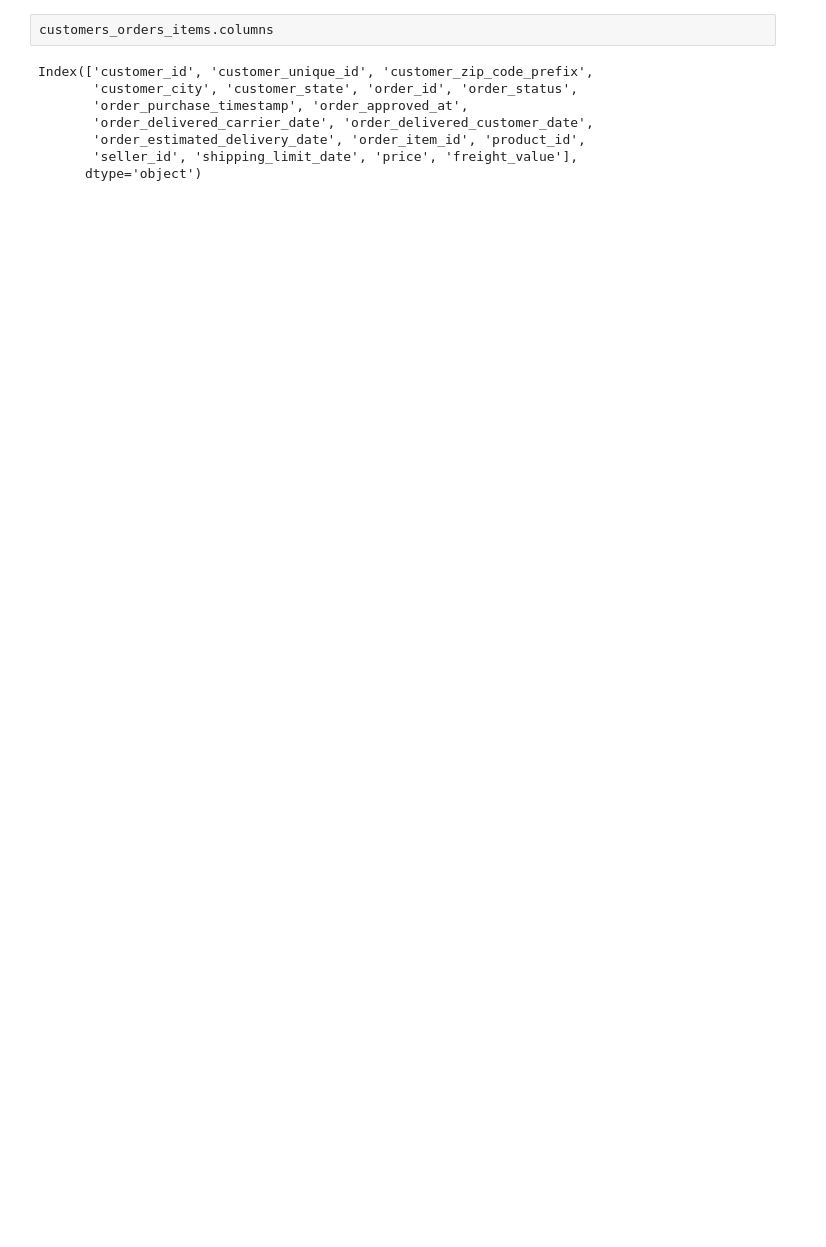
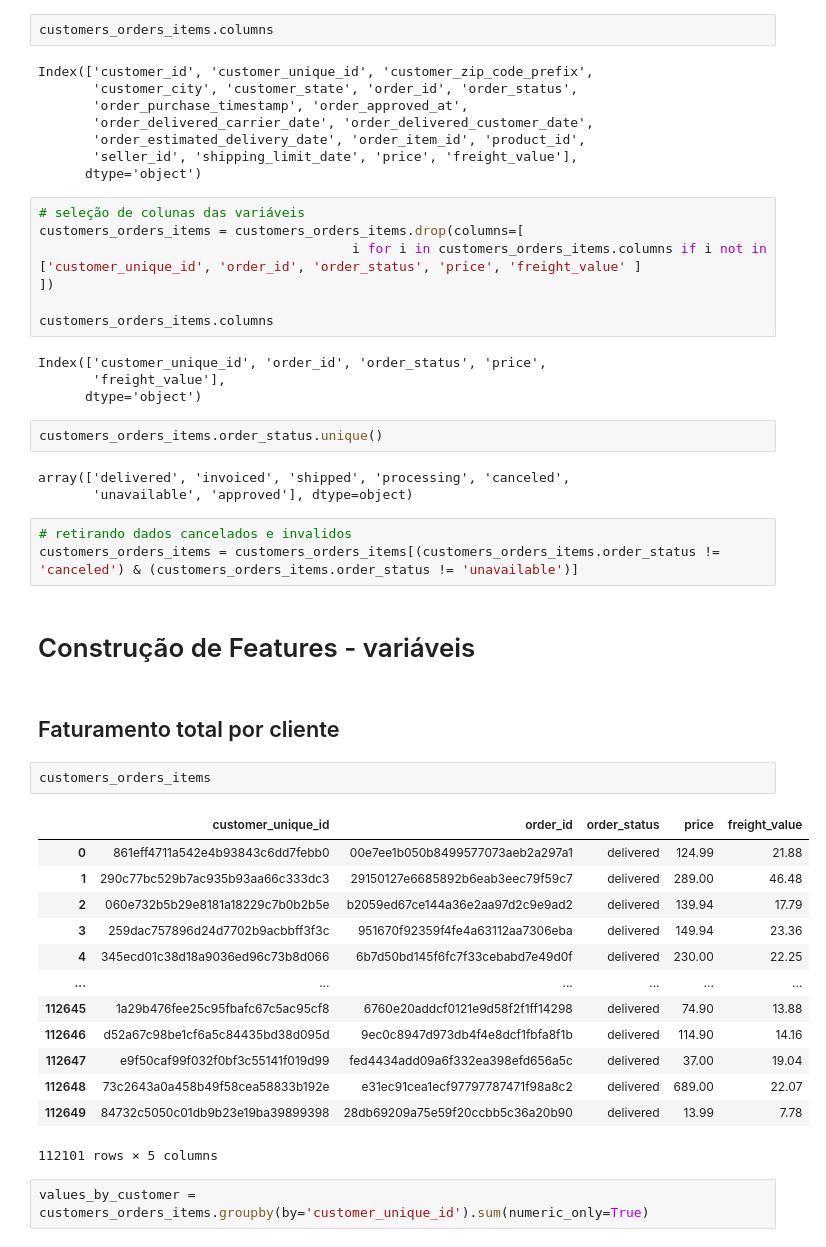
Before and after one commit to jessicannunes/Classificacao_clientes_marketplace_Olist, a Jupyter notebook: notebooks/processamento.ipynb, the cells around one changed output. Drawn from its saved outputs; the diff is of its cells as text; blank space fills up the shorter version.

Commit message:
Finalizando a construção de features para o modelo

```diff
--- a/notebooks/processamento.ipynb
+++ b/notebooks/processamento.ipynb
@@ -59,3 +59,44 @@ Index(['customer_id', 'customer_unique_id', 'customer_zip_code_prefix',
        'order_estimated_delivery_date', 'order_item_id', 'product_id',
        'seller_id', 'shipping_limit_date', 'price', 'freight_value'],
       dtype='object')
+# %%
+# seleção de colunas das variáveis
+customers_orders_items = customers_orders_items.drop(columns=[
+                                        i for i in customers_orders_items.columns if i not in ['customer_unique_id', 'order_id', 'order_status', 'price', 'freight_value' ]
+])
+
+customers_orders_items.columns
+# %% [output]
+Index(['customer_unique_id', 'order_id', 'order_status', 'price',
+       'freight_value'],
+      dtype='object')
+# %%
+customers_orders_items.order_status.unique()
+# %% [output]
+array(['delivered', 'invoiced', 'shipped', 'processing', 'canceled',
+       'unavailable', 'approved'], dtype=object)
+# %%
+# retirando dados cancelados e invalidos
+customers_orders_items = customers_orders_items[(customers_orders_items.order_status != 'canceled') & (customers_orders_items.order_status != 'unavailable')]
+# %% [markdown]
+# Construção de Features - variáveis
+# %% [markdown]
+## Faturamento total por cliente
+# %%
+customers_orders_items
+# %% [output]
+|  | customer_unique_id | order_id | order_status | price | freight_value |
+| 0 | 861eff4711a542e4b93843c6dd7febb0 | 00e7ee1b050b8499577073aeb2a297a1 | delivered | 124.99 | 21.88 |
+| 1 | 290c77bc529b7ac935b93aa66c333dc3 | 29150127e6685892b6eab3eec79f59c7 | delivered | 289.00 | 46.48 |
+| 2 | 060e732b5b29e8181a18229c7b0b2b5e | b2059ed67ce144a36e2aa97d2c9e9ad2 | delivered | 139.94 | 17.79 |
+| 3 | 259dac757896d24d7702b9acbbff3f3c | 951670f92359f4fe4a63112aa7306eba | delivered | 149.94 | 23.36 |
+| 4 | 345ecd01c38d18a9036ed96c73b8d066 | 6b7d50bd145f6fc7f33cebabd7e49d0f | delivered | 230.00 | 22.25 |
+| ... | ... | ... | ... | ... | ... |
+| 112645 | 1a29b476fee25c95fbafc67c5ac95cf8 | 6760e20addcf0121e9d58f2f1ff14298 | delivered | 74.90 | 13.88 |
+| 112646 | d52a67c98be1cf6a5c84435bd38d095d | 9ec0c8947d973db4f4e8dcf1fbfa8f1b | delivered | 114.90 | 14.16 |
+| 112647 | e9f50caf99f032f0bf3c55141f019d99 | fed4434add09a6f332ea398efd656a5c | delivered | 37.00 | 19.04 |
+| 112648 | 73c2643a0a458b49f58cea58833b192e | e31ec91cea1ecf97797787471f98a8c2 | delivered | 689.00 | 22.07 |
+| 112649 | 84732c5050c01db9b23e19ba39899398 | 28db69209a75e59f20ccbb5c36a20b90 | delivered | 13.99 | 7.78 |
+112101 rows × 5 columns
+# %%
+values_by_customer = customers_orders_items.groupby(by='customer_unique_id').sum(numeric_only=True)
```
Also changed, not shown: parts of 12 cells of this notebook.
